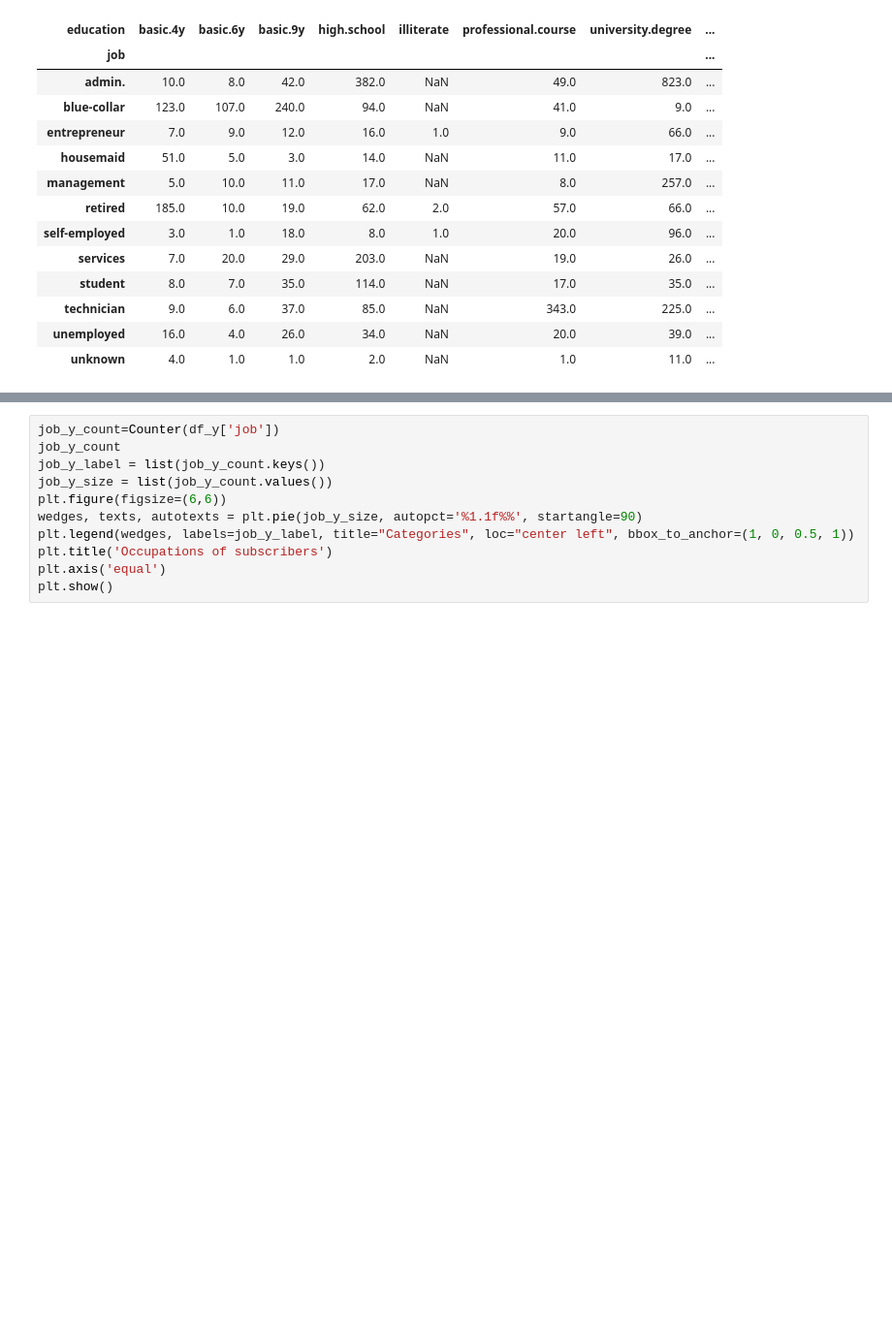
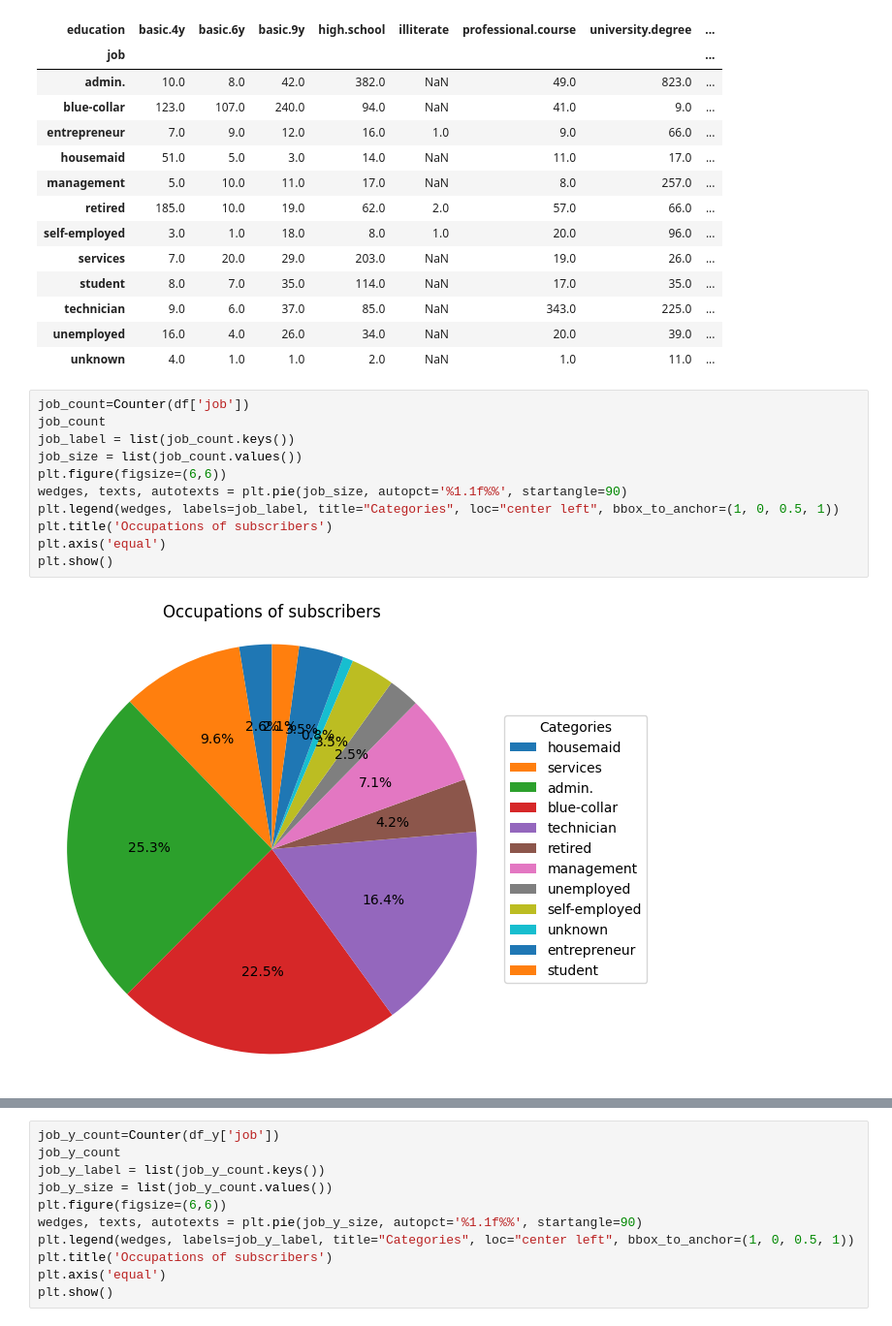
Before and after one commit to srimos/DI_Bootcamp, a Jupyter notebook: Week11/hackathon.ipynb, the cells around one changed output, grey strips where cells are left out. Shown at 97% size. Drawn from its saved outputs; the diff is of its cells as text; blank space fills up the shorter version.

```diff
--- a/Week11/hackathon.ipynb
+++ b/Week11/hackathon.ipynb
@@ -348,3 +348,16 @@ df_y_job
 | technician | 9.0 | 6.0 | 37.0 | 85.0 | NaN | 343.0 | 225.0 | ... |
 | unemployed | 16.0 | 4.0 | 26.0 | 34.0 | NaN | 20.0 | 39.0 | ... |
 | unknown | 4.0 | 1.0 | 1.0 | 2.0 | NaN | 1.0 | 11.0 | ... |
+# %%
+job_count=Counter(df['job'])
+job_count
+job_label = list(job_count.keys())
+job_size = list(job_count.values())
+plt.figure(figsize=(6,6))
+wedges, texts, autotexts = plt.pie(job_size, autopct='%1.1f%%', startangle=90)
+plt.legend(wedges, labels=job_label, title="Categories", loc="center left", bbox_to_anchor=(1, 0, 0.5, 1))
+plt.title('Occupations of subscribers')
+plt.axis('equal')
+plt.show()
+# %% [output]
+[figure, added]
```
Also changed, not shown: parts of 4 cells of this notebook.
